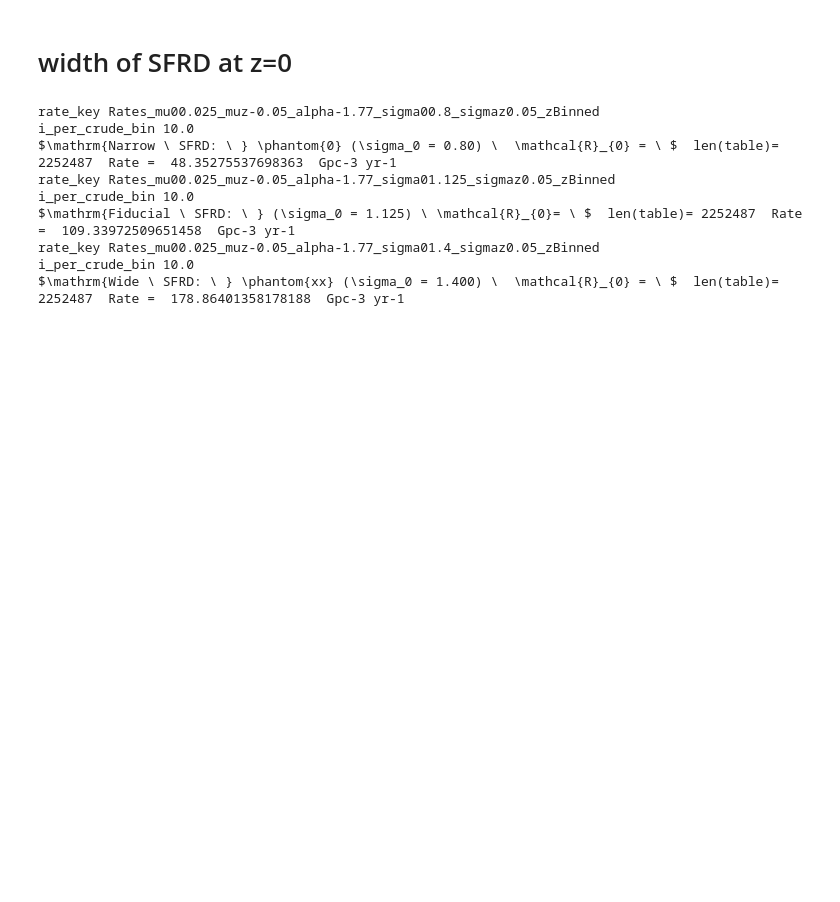
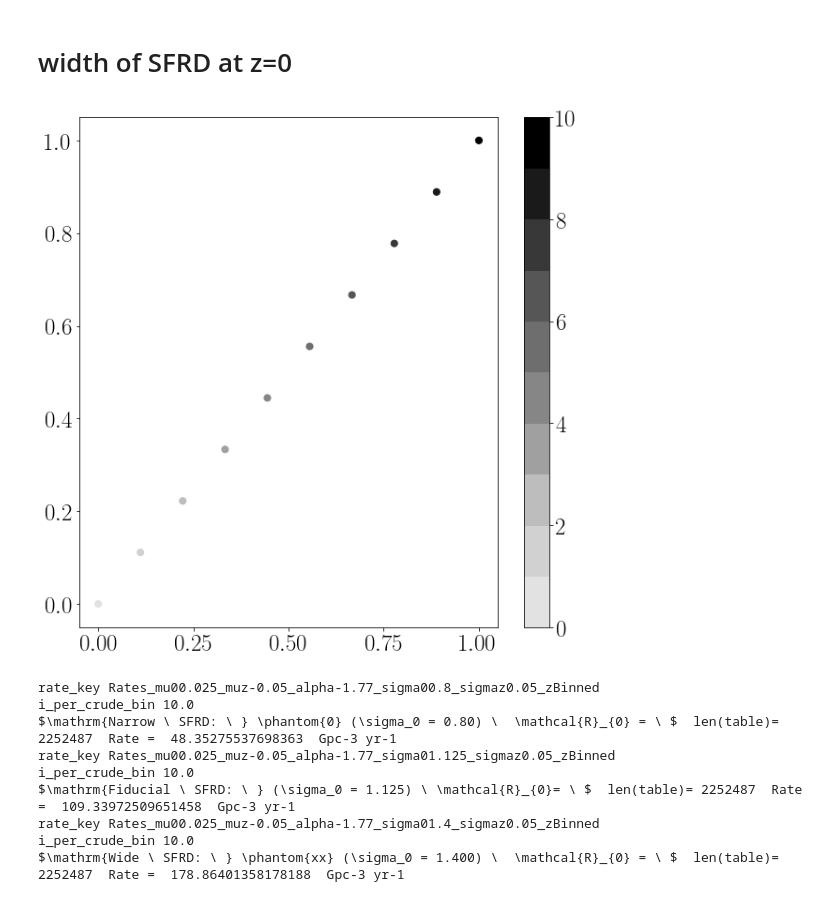
Before and after one commit to sashalvna/SFRD_fit, a Jupyter notebook: src/scripts/BBH_mass_distribution_lowz.ipynb, the cells around one changed output. Drawn from its saved outputs; the diff is of its cells as text; code cells hidden in the pictures; blank space fills up the shorter version.

Commit message:
minor changes to plots

```diff
--- a/src/scripts/BBH_mass_distribution_lowz.ipynb
+++ b/src/scripts/BBH_mass_distribution_lowz.ipynb
@@ -293,6 +293,26 @@ def plot_mass_distribution(sim_dir = '', x_key = 'M_moreMassive', rate_keys = ['
         return ax
 # %% [markdown]
 # width of SFRD at z=0
+# %%
+# sns.color_palette('crest', 0,1, as_cmap=True)
+# sns.color_palette('Greys', as_cmap=True)
+
+
+from matplotlib import cm
+from matplotlib.colors import ListedColormap, LinearSegmentedColormap
+
+crest = cm.get_cmap('Greys')
+crest = crest(np.linspace(0.2,1,10))
+newcmp = ListedColormap(crest)
+
+
+fig, ax = plt.subplots(figsize=(10,10))
+kleur_punten = np.linspace(0,10,10)
+plt.scatter(np.linspace(0,1,10),np.linspace(0,1,10), s = 50, c = kleur_punten, cmap = newcmp)
+plt.colorbar()
+plt.show()
+# %% [output]
+[figure, added]
 # %%
 ####################################################
 plot_mass_distribution(sim_dir = data_dir, x_key = 'M_moreMassive',  rate_keys = ['Rates_mu00.025_muz-0.05_alpha-1.77_sigma0%s_sigmaz0.05_zBinned'%(x) for x in [0.8, 1.125, 1.4]],
```
Also changed, not shown: 5 other files.
